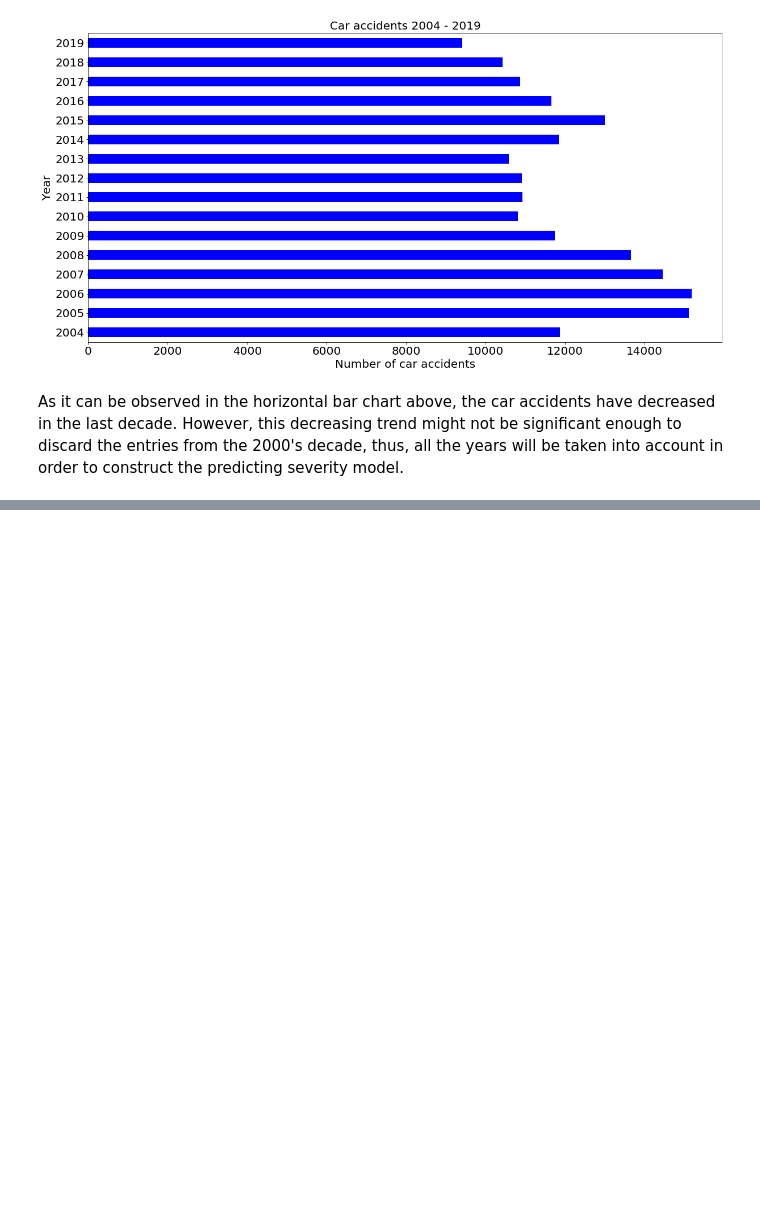
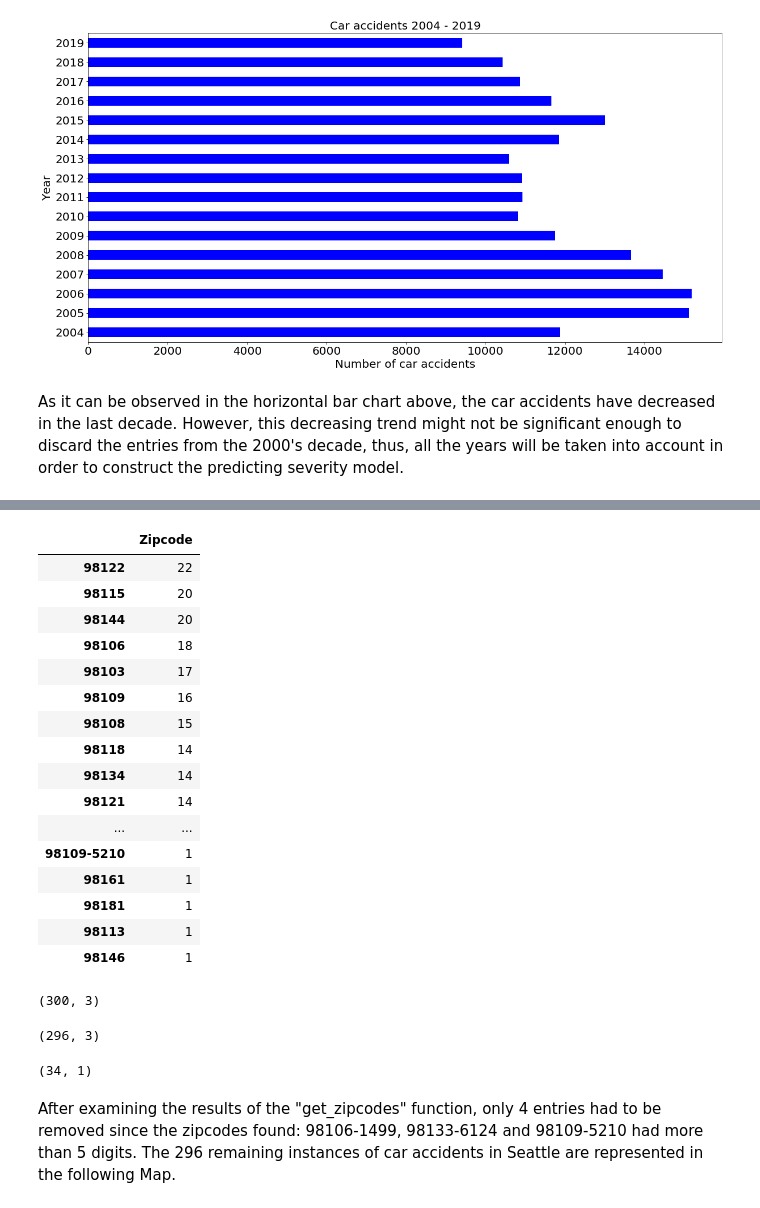
Before and after one commit to pro-datascientist/car_accident_severity, a Jupyter notebook: applied_data_science_capstone.ipynb, the cells around one changed output, grey strips where cells are left out. Cells and saved outputs as stored; diff of their text form; code cells hidden in the pictures; blank space fills up the shorter version.

```diff
--- a/applied_data_science_capstone.ipynb
+++ b/applied_data_science_capstone.ipynb
@@ -124,0 +175,4 @@ As it can be observed in the horizontal bar chart above, the car accidents have
+# %%
+df_model1 = df_model1[pd.notnull(df_model1['X'])]
+df_model1 = df_model1.reset_index(drop=True)
+df_model1.shape
@@ -124,0 +183,47 @@ As it can be observed in the horizontal bar chart above, the car accidents have
+# %%
+df_model_aux = df_model1[:300]
+# %%
+zip_codes = df_model_aux.apply(get_zipcode, axis=1, geolocator=geolocator, lon_field='X', lat_field='Y')
+# %%
+df_zipcodes = pd.DataFrame(zip_codes, columns=["Zipcode"])
+# %%
+df_zipcodes['Zipcode'].value_counts().to_frame()
+# %% [output]
+|  | Zipcode |
+| 98122 | 22 |
+| 98115 | 20 |
+| 98144 | 20 |
+| 98106 | 18 |
+| 98103 | 17 |
+| 98109 | 16 |
+| 98108 | 15 |
+| 98118 | 14 |
+| 98134 | 14 |
+| 98121 | 14 |
+| ... | ... |
+| 98109-5210 | 1 |
+| 98161 | 1 |
+| 98181 | 1 |
+| 98113 | 1 |
+| 98146 | 1 |
+# %%
+df_zip_coor = pd.concat([df_model_aux["X"], df_model_aux["Y"], df_zipcodes["Zipcode"]], axis=1)
+df_zip_coor.shape
+# %% [output]
+(300, 3)
+# %%
+df_zip_coor['Zipcode'].replace('98106-1499', np.nan, inplace=True)
+df_zip_coor['Zipcode'].replace('98133-6124', np.nan, inplace=True)
+df_zip_coor['Zipcode'].replace('98109-5210', np.nan, inplace=True)
+
+df_zip_coor = df_zip_coor[pd.notnull(df_zip_coor['Zipcode'])]
+df_zip_coor = df_zip_coor.reset_index(drop=True)
+df_zip_coor.shape
+# %% [output]
+(296, 3)
+# %%
+df_zip_coor['Zipcode'].value_counts().to_frame().shape
+# %% [output]
+(34, 1)
+# %% [markdown]
+After examining the results of the "get_zipcodes" function, only 4 entries had to be removed since the zipcodes found: 98106-1499, 98133-6124 and 98109-5210 had more than 5 digits. The 296 remaining instances of car accidents in Seattle are represented in the following Map.
```
Also changed, not shown: parts of 29 cells of this notebook, 1 other file.
